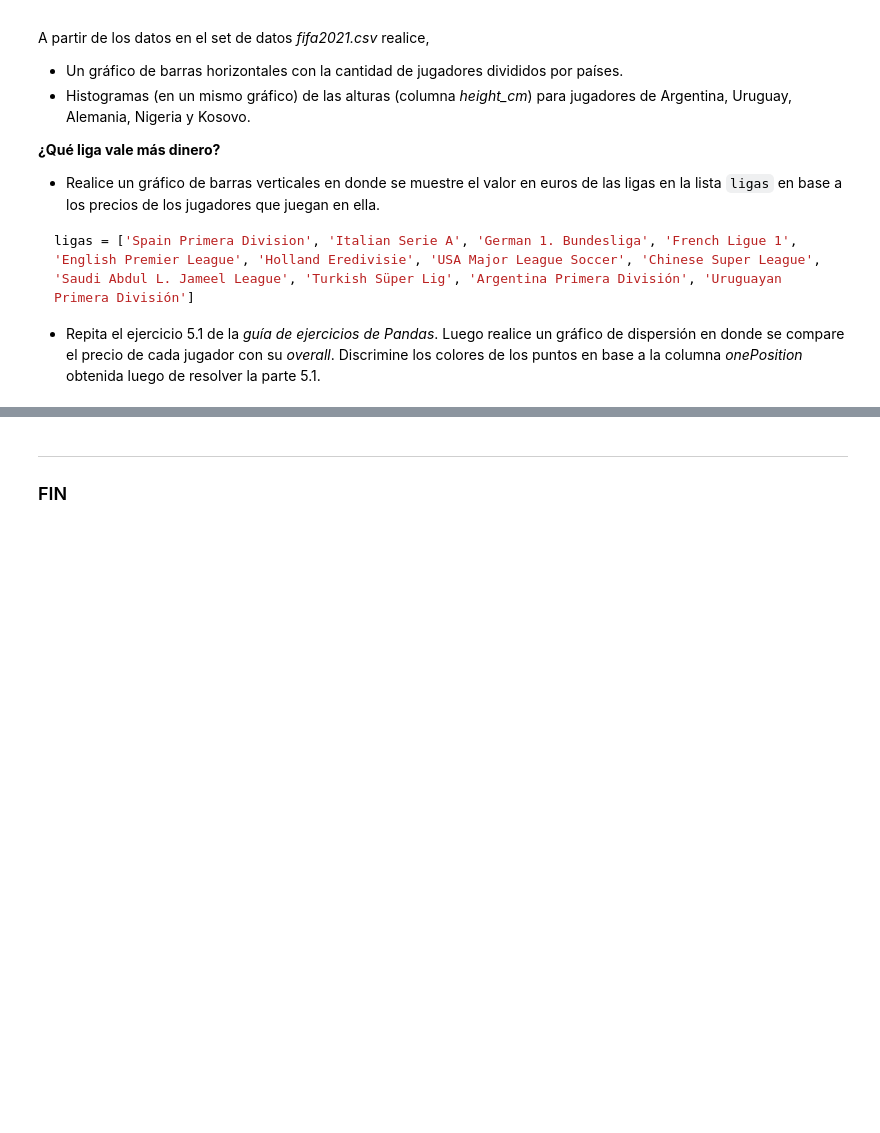
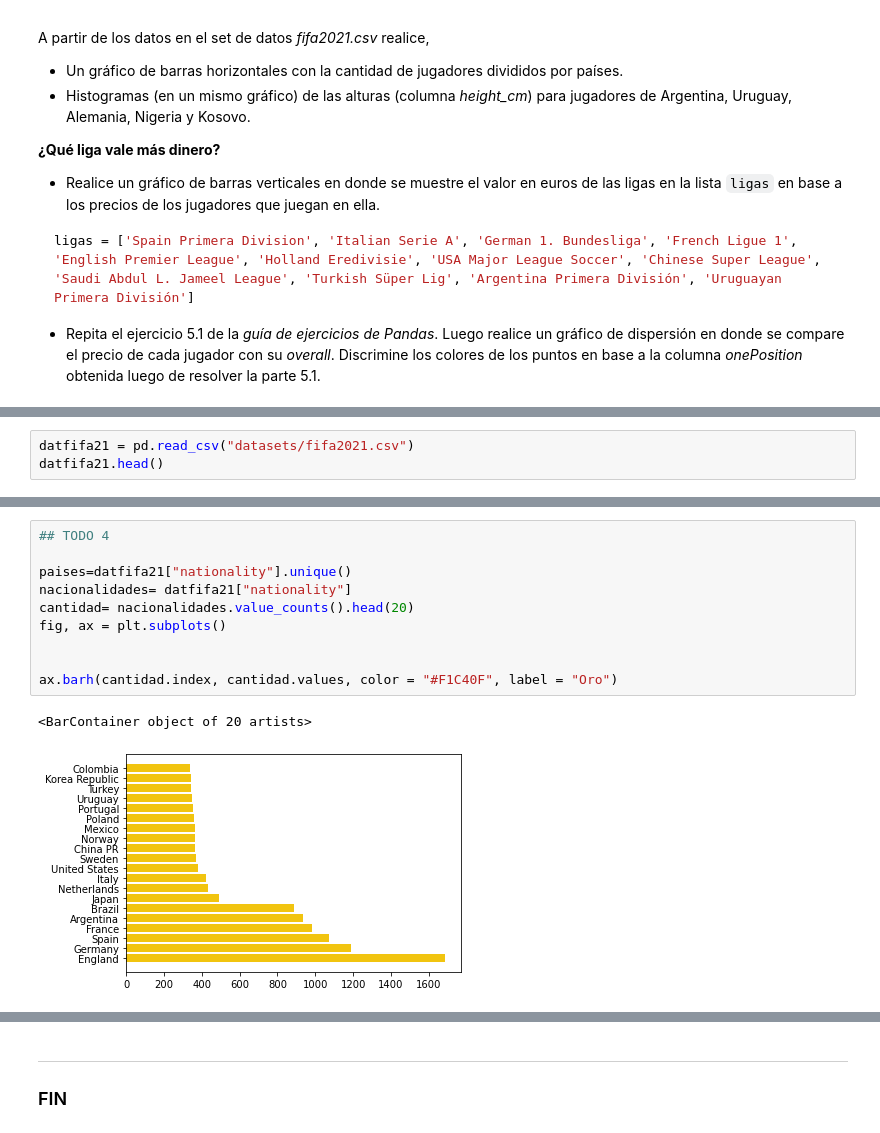
Before and after one commit to maximilianog258/PDAMaxiG, a Jupyter notebook: Ejercitación - Matplotlib/Ejercitación-Matplotlib.ipynb, the cells around one changed output, grey strips where cells are left out. Drawn from its saved outputs; the diff is of its cells as text; blank space fills up the shorter version.

```diff
--- a/Ejercitación - Matplotlib/Ejercitación-Matplotlib.ipynb
+++ b/Ejercitación - Matplotlib/Ejercitación-Matplotlib.ipynb
@@ -343,0 +353,3 @@ ligas = ['Spain Primera Division', 'Italian Serie A', 'German 1. Bundesliga', 'F
+# %%
+datfifa21 = pd.read_csv("datasets/fifa2021.csv")
+datfifa21.head()
@@ -343,0 +364,13 @@ ligas = ['Spain Primera Division', 'Italian Serie A', 'German 1. Bundesliga', 'F
+# %%
+## TODO 4
+
+paises=datfifa21["nationality"].unique()
+nacionalidades= datfifa21["nationality"]
+cantidad= nacionalidades.value_counts().head(20)
+fig, ax = plt.subplots()
+
+
+ax.barh(cantidad.index, cantidad.values, color = "#F1C40F", label = "Oro")
+# %% [output]
+<BarContainer object of 20 artists>
+[figure, added]
```
Also changed, not shown: parts of 10 cells of this notebook, 1 other file.
